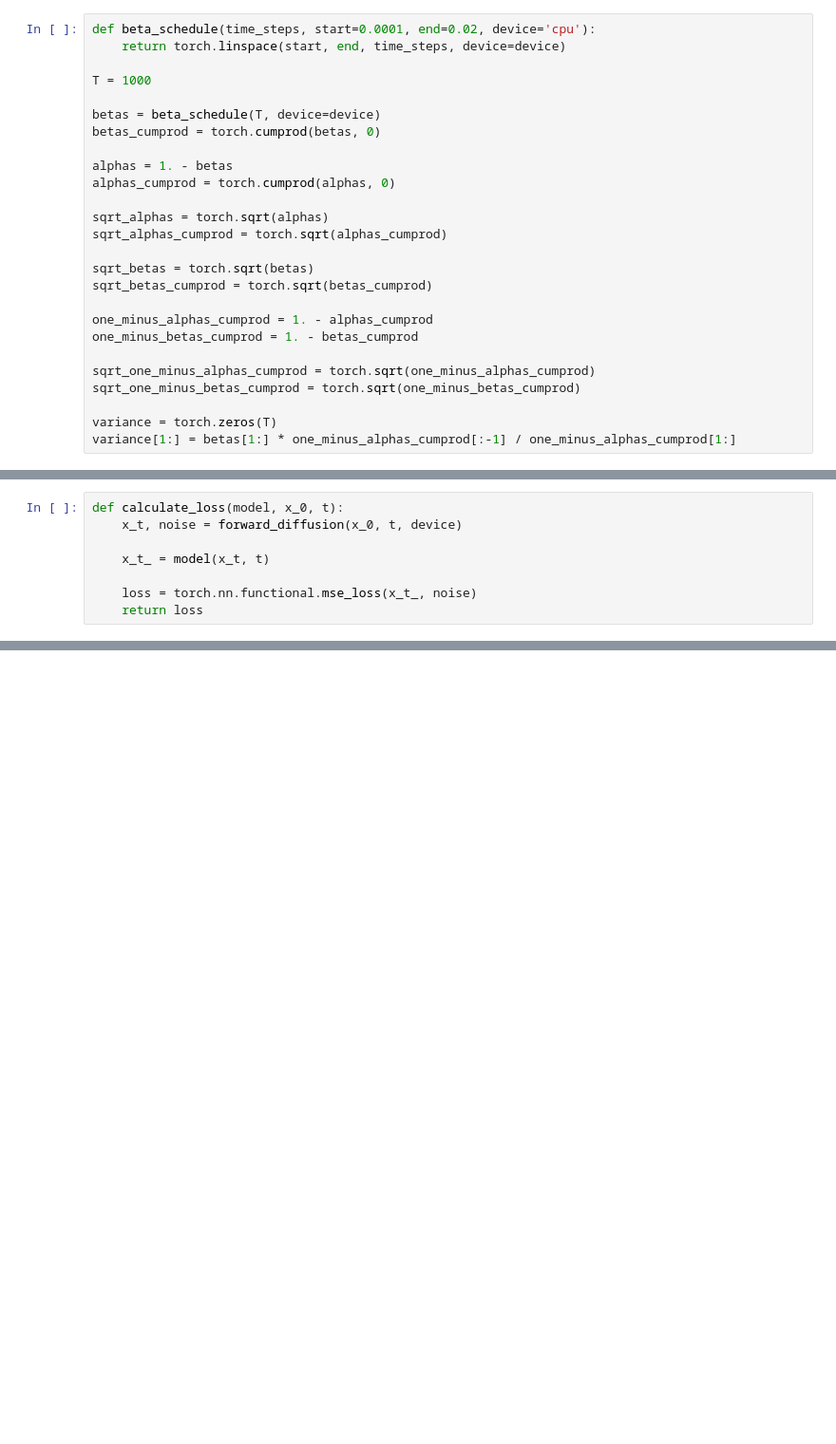
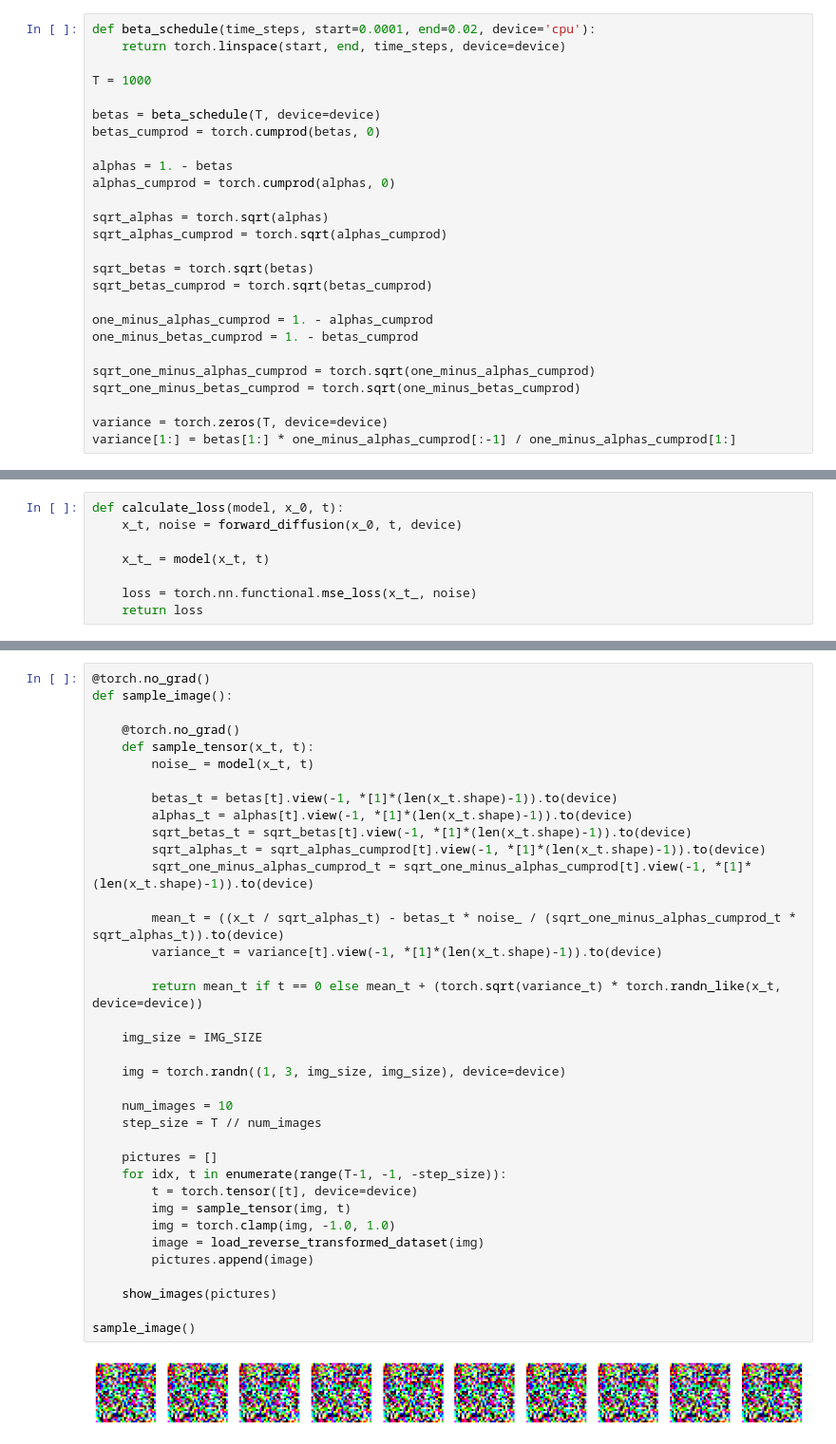
Before and after one commit to kanavgoyal898/noisOut, a Jupyter notebook: test.ipynb, the cells around one changed output, grey strips where cells are left out. Shown at 95% size. Saved outputs shown, nothing was run; the diff lists cells and outputs as text; blank space fills up the shorter version.

```diff
--- a/test.ipynb
+++ b/test.ipynb
@@ -106,7 +106,7 @@ one_minus_betas_cumprod = 1. - betas_cumprod
 sqrt_one_minus_alphas_cumprod = torch.sqrt(one_minus_alphas_cumprod)
 sqrt_one_minus_betas_cumprod = torch.sqrt(one_minus_betas_cumprod)
 
-variance = torch.zeros(T)
+variance = torch.zeros(T, device=device)
 variance[1:] = betas[1:] * one_minus_alphas_cumprod[:-1] / one_minus_alphas_cumprod[1:]
 # %%
 next(iter(dataloader))[0].numpy()   # (B, C, H, W)
@@ -341 +343,40 @@ def calculate_loss(model, x_0, t):
+# %%
+@torch.no_grad()
+def sample_image():
+
+    @torch.no_grad()
+    def sample_tensor(x_t, t):
+        noise_ = model(x_t, t)
+
+        betas_t = betas[t].view(-1, *[1]*(len(x_t.shape)-1)).to(device)
+        alphas_t = alphas[t].view(-1, *[1]*(len(x_t.shape)-1)).to(device)
+        sqrt_betas_t = sqrt_betas[t].view(-1, *[1]*(len(x_t.shape)-1)).to(device)
+        sqrt_alphas_t = sqrt_alphas_cumprod[t].view(-1, *[1]*(len(x_t.shape)-1)).to(device)
+        sqrt_one_minus_alphas_cumprod_t = sqrt_one_minus_alphas_cumprod[t].view(-1, *[1]*(len(x_t.shape)-1)).to(device)
+
+        mean_t = ((x_t / sqrt_alphas_t) - betas_t * noise_ / (sqrt_one_minus_alphas_cumprod_t * sqrt_alphas_t)).to(device)
+        variance_t = variance[t].view(-1, *[1]*(len(x_t.shape)-1)).to(device)
+
+        return mean_t if t == 0 else mean_t + (torch.sqrt(variance_t) * torch.randn_like(x_t, device=device))
+
+    img_size = IMG_SIZE
+
+    img = torch.randn((1, 3, img_size, img_size), device=device)
+
+    num_images = 10
+    step_size = T // num_images
+
+    pictures = []
+    for idx, t in enumerate(range(T-1, -1, -step_size)):
+        t = torch.tensor([t], device=device)
+        img = sample_tensor(img, t)
+        img = torch.clamp(img, -1.0, 1.0)
+        image = load_reverse_transformed_dataset(img)
+        pictures.append(image)
+
+    show_images(pictures)
+
+sample_image()
+# %% [output]
+[figure, added]
 # %% [markdown]
```
Also changed, not shown: parts of 6 cells of this notebook.
